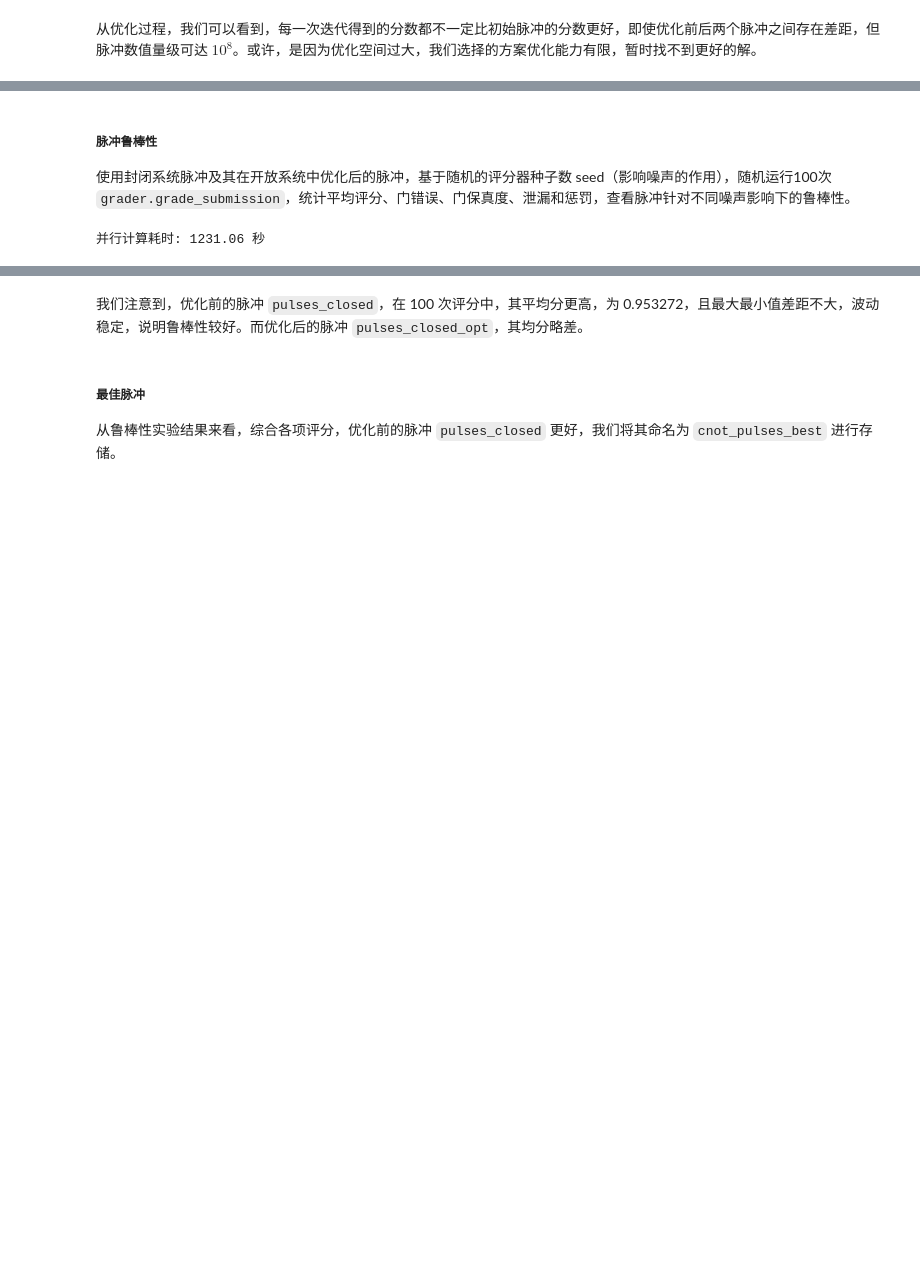
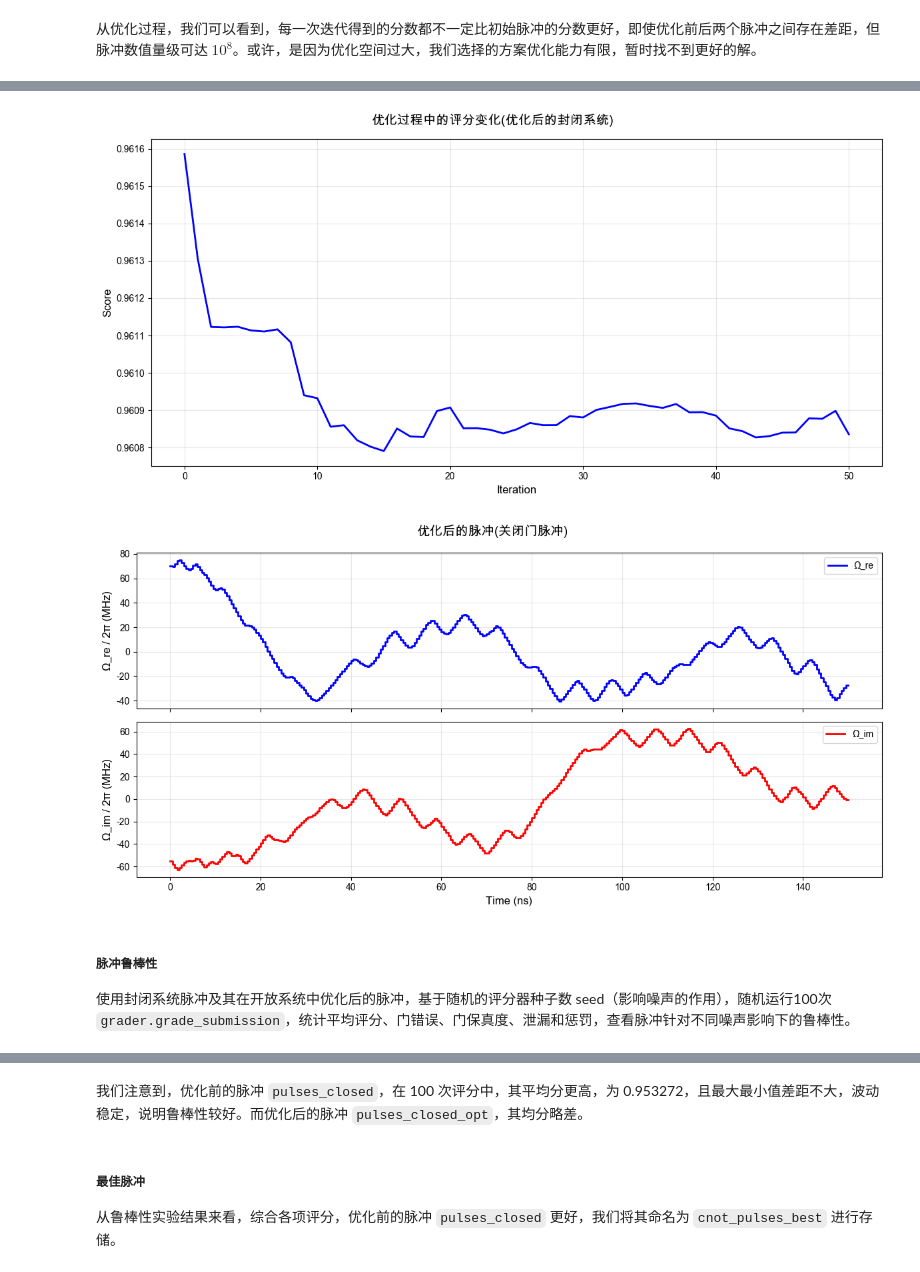
Before and after one commit to Leonardo-F/PulseOptimization, a Jupyter notebook: code/two_qubit/cnot_solution.ipynb, the cells around one changed output, grey strips where cells are left out. Cells and saved outputs as stored; diff of their text form; code cells hidden in the pictures; blank space fills up the shorter version.

```diff
--- a/code/two_qubit/cnot_solution.ipynb
+++ b/code/two_qubit/cnot_solution.ipynb
@@ -266,14 +264,17 @@ print(np.abs(pulses_closed).min())
 # %%
 # 绘制迭代过程中的评分变化
 plot_iter_hist(closed_iter_hist, title="优化过程中的评分变化(优化后的封闭系统)")
-plot_pulses(pulses_best_closed, grader.n_steps, grader.dt, title="优化后的脉冲(关闭门脉冲)")
+plot_pulses(pulses_closed_opt, grader.n_steps, grader.dt, title="优化后的脉冲(关闭门脉冲)")
+# %% [output]
+[figure, added]
+[figure, added]
 # %% [markdown]
 ##### 脉冲鲁棒性
 
 使用封闭系统脉冲及其在开放系统中优化后的脉冲，基于随机的评分器种子数 seed（影响噪声的作用），随机运行100次 `grader.grade_submission`，统计平均评分、门错误、门保真度、泄漏和惩罚，查看脉冲针对不同噪声影响下的鲁棒性。
 # %%
 # 准备并行计算参数
-iters_num = 10
+iters_num = 100
 args_list_closed = [(pulses_closed, False) for _ in range(iters_num)]
 args_list_closed_optimized = [(pulses_closed_opt, False) for _ in range(iters_num)]
 
@@ -286,8 +287,6 @@ with Pool() as pool:
     results_closed_optimized = pool.map(evaluate_pulse, args_list_closed_optimized)
 end_time = time.time()
 print(f"并行计算耗时: {end_time - start_time:.2f} 秒")
-# %% [output]
-并行计算耗时: 1231.06 秒
 # %%
 # 提取结果
 score_list_closed = [r[0] for r in results_closed]
```
Also changed, not shown: parts of 9 cells of this notebook, 6 other files.
